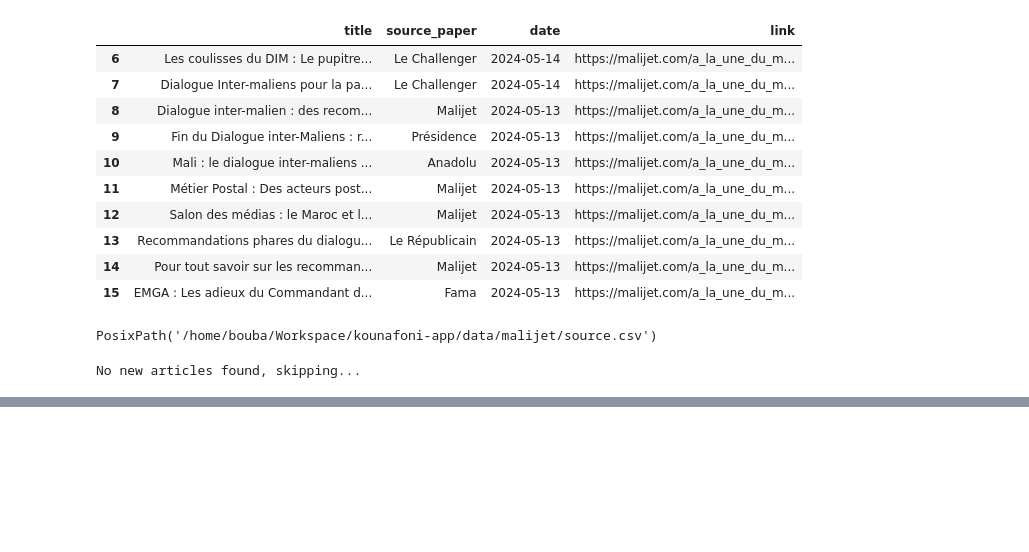
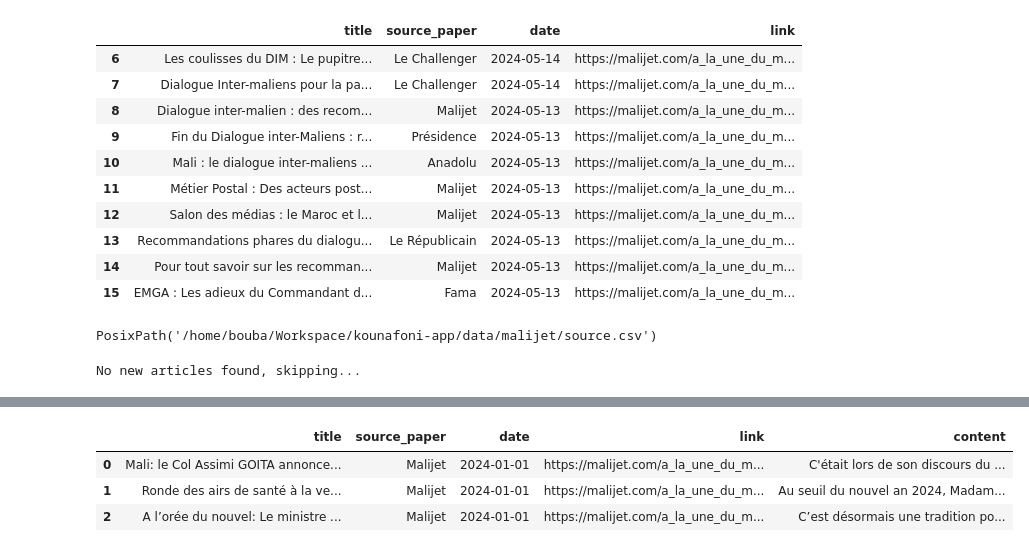
Before and after one commit to Lonytech/kounafoni-app, a Jupyter notebook: Notebook/scrap_example.ipynb, the cells around one changed output, grey strips where cells are left out. Saved outputs shown, nothing was run; the diff lists cells and outputs as text; code cells hidden in the pictures; blank space fills up the shorter version.

```diff
--- a/Notebook/scrap_example.ipynb
+++ b/Notebook/scrap_example.ipynb
@@ -115,3 +115,10 @@ else:
     print("No new articles found, skipping...")
 # %% [output]
 No new articles found, skipping...
+# %%
+from pathlib import Path
+import pandas as pd
+ARTICLE_DIRECTORY_PATH = (
+        Path().resolve().parents[1] / "new_test" / "data" / "articles" / "malijet" / "2024" / "01" / "01.csv"
+    )
+ARTICLE_DIRECTORY_PATH
@@ -117,0 +137,7 @@ No new articles found, skipping...
+# %%
+pd.read_table(ARTICLE_DIRECTORY_PATH)
+# %% [output]
+|  | title | source_paper | date | link | content |
+| 0 | Mali: le Col Assimi GOITA annonce... | Malijet | 2024-01-01 | https://malijet.com/a_la_une_du_m... | C'était lors de son discours du ... |
+| 1 | Ronde des airs de santé à la ve... | Malijet | 2024-01-01 | https://malijet.com/a_la_une_du_m... | Au seuil du nouvel an 2024, Madam... |
+| 2 | A l’orée du nouvel: Le ministre ... | Malijet | 2024-01-01 | https://malijet.com/a_la_une_du_m... | C’est désormais une tradition po... |
```
Also changed, not shown: parts of 2 cells of this notebook, 7 other files.
